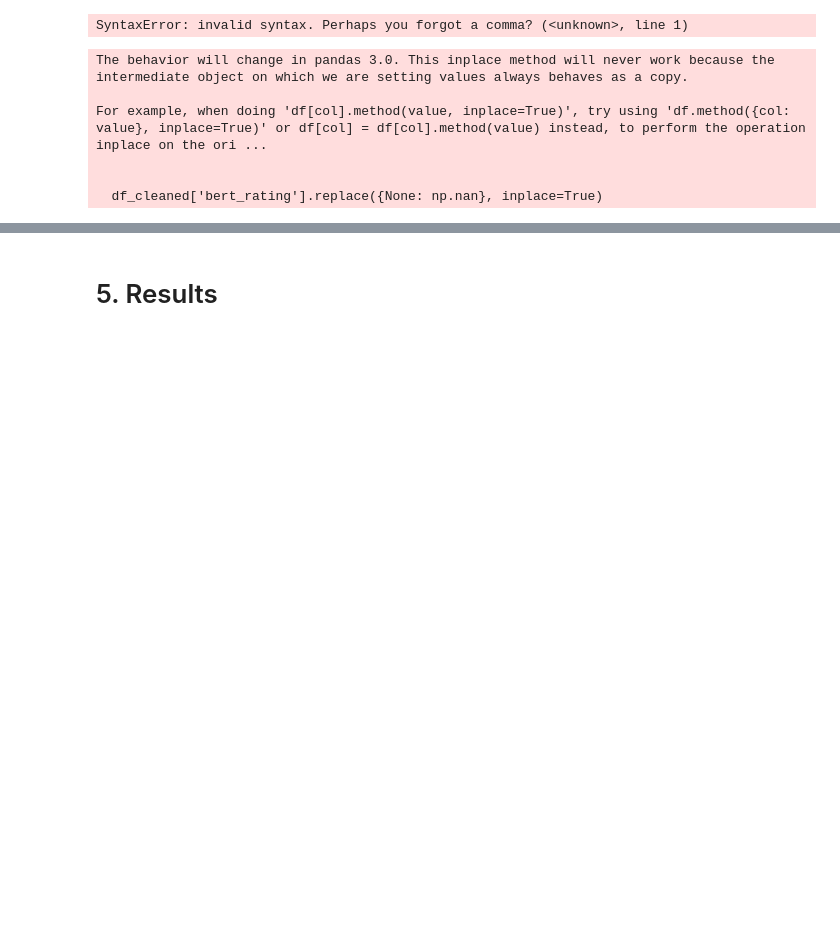
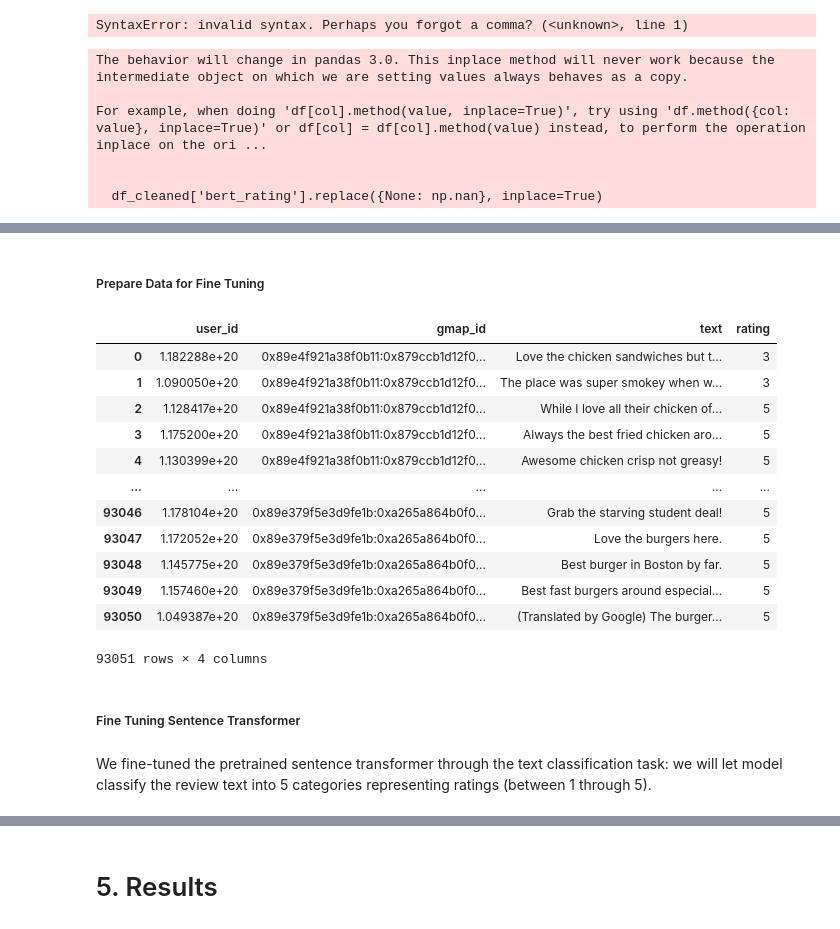
Before and after one commit to yuqinbailey/Restaurant-Rec-Google-Reviews, a Jupyter notebook: 5_Final_Report.ipynb, the cells around one changed output, grey strips where cells are left out. Cells and saved outputs as stored; diff of their text form; code cells hidden in the pictures; blank space fills up the shorter version.

```diff
--- a/5_Final_Report.ipynb
+++ b/5_Final_Report.ipynb
@@ -887,0 +1059,26 @@ BERT_pred_top10
+# %% [markdown]
+##### Prepare Data for Fine Tuning
+# %%
+cleaned_df = pd.read_csv('data/cleaned_df.csv')
+cleaned_df = cleaned_df.dropna()
+cleaned_df = cleaned_df[~cleaned_df['price'].isin(['₩₩', '₩', '₩₩₩₩', '₩₩₩'])]
+cleaned_df  = cleaned_df[['user_id','gmap_id', 'text', 'rating' ]]
+cleaned_df
+# %% [output]
+|  | user_id | gmap_id | text | rating |
+| 0 | 1.182288e+20 | 0x89e4f921a38f0b11:0x879ccb1d12f0... | Love the chicken sandwiches but t... | 3 |
+| 1 | 1.090050e+20 | 0x89e4f921a38f0b11:0x879ccb1d12f0... | The place was super smokey when w... | 3 |
+| 2 | 1.128417e+20 | 0x89e4f921a38f0b11:0x879ccb1d12f0... | While I love all their chicken of... | 5 |
+| 3 | 1.175200e+20 | 0x89e4f921a38f0b11:0x879ccb1d12f0... | Always the best fried chicken aro... | 5 |
+| 4 | 1.130399e+20 | 0x89e4f921a38f0b11:0x879ccb1d12f0... | Awesome chicken crisp not greasy! | 5 |
+| ... | ... | ... | ... | ... |
+| 93046 | 1.178104e+20 | 0x89e379f5e3d9fe1b:0xa265a864b0f0... | Grab the starving student deal! | 5 |
+| 93047 | 1.172052e+20 | 0x89e379f5e3d9fe1b:0xa265a864b0f0... | Love the burgers here. | 5 |
+| 93048 | 1.145775e+20 | 0x89e379f5e3d9fe1b:0xa265a864b0f0... | Best burger in Boston by far. | 5 |
+| 93049 | 1.157460e+20 | 0x89e379f5e3d9fe1b:0xa265a864b0f0... | Best fast burgers around especial... | 5 |
+| 93050 | 1.049387e+20 | 0x89e379f5e3d9fe1b:0xa265a864b0f0... | (Translated by Google) The burger... | 5 |
+93051 rows × 4 columns
+# %% [markdown]
+##### Fine Tuning Sentence Transformer
+# %% [markdown]
+We fine-tuned the pretrained sentence transformer through the text classification task: we will let model classify the review text into 5 categories representing ratings (between 1 through 5).
```
Also changed, not shown: parts of 31 cells of this notebook.
